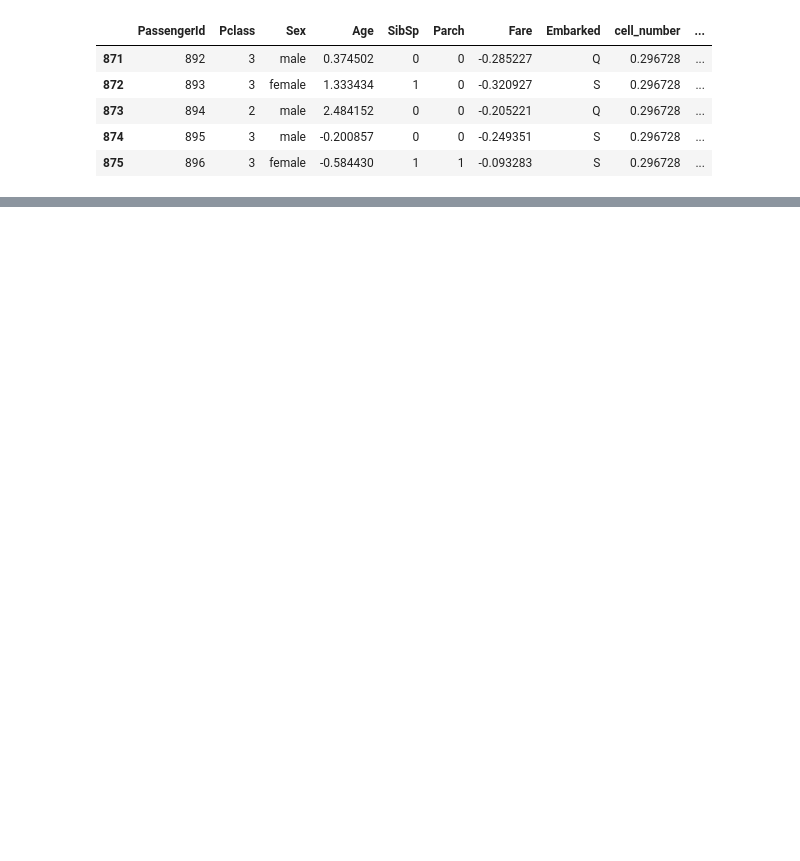
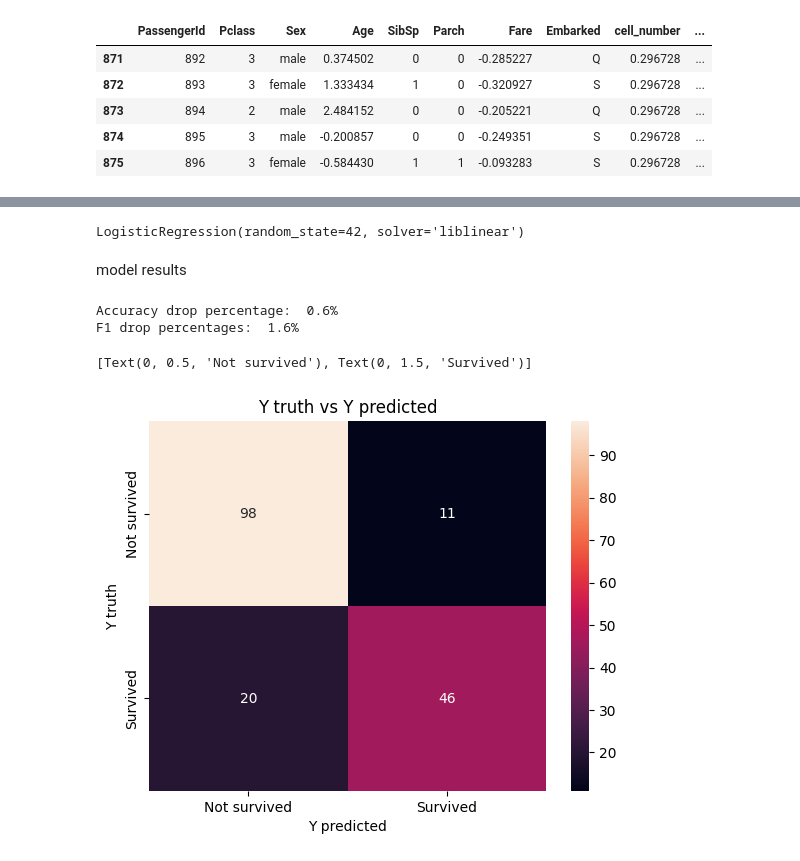
Before and after one commit to MinaGO1/Titanic-dataset, a Jupyter notebook: notebooks/Data Modeling/Logistic_Regression.ipynb, the cells around one changed output, grey strips where cells are left out. Saved outputs shown, nothing was run; the diff lists cells and outputs as text; code cells hidden in the pictures; blank space fills up the shorter version.

```diff
--- a/notebooks/Data Modeling/Logistic_Regression.ipynb
+++ b/notebooks/Data Modeling/Logistic_Regression.ipynb
@@ -236,6 +242,7 @@ predict_df.drop(['Sex' , 'Embarked'] , axis=1 , inplace=True)
 # %%
 # splitting x and y to x_train , x_test , y_train and y_test
-X_train, X_test, y_train, y_test = train_test_split(x, y, test_size=0.2)
+X_train, X_test, y_train, y_test = train_test_split(x, y, test_size=0.2 , random_state=42 ,
+                                                    stratify=y)
 
 # Fitting the model
-logit = LogisticRegression(random_state=42).fit(X_train, y_train)
+logit = LogisticRegression(random_state=42 , solver='liblinear')
@@ -260,0 +249,2 @@ joblib.dump(logit , model_filename)
+# %%
+accuracy , f1 = accuracy_f1_scores(X_train , y_train , logit)
@@ -260,0 +261,28 @@ joblib.dump(logit , model_filename)
+# %%
+# fitting our model
+logit.fit(X_train , y_train)
+# %% [output]
+LogisticRegression(random_state=42, solver='liblinear')
+# %% [markdown]
+model results
+# %%
+# accuracy and f1 drop percentage
+accuracy_DP , f1_DP , y_pred = drop_percentages(X_test , y_test , logit , accuracy , f1).values()
+
+print('Accuracy drop percentage: ', accuracy_DP)
+print('F1 drop percentages: ' , f1_DP)
+# %% [output]
+Accuracy drop percentage:  0.6%
+F1 drop percentages:  1.6%
+# %%
+# plotting confusion matrix in heatmap
+cm = confusion_matrix(y_test , y_pred)
+plt.title('Y truth vs Y predicted')
+ax = sns.heatmap(cm ,annot=True)
+plt.xlabel('Y predicted')
+plt.ylabel('Y truth')
+ax.set_xticklabels(['Not survived' , 'Survived'])
+ax.set_yticklabels(['Not survived' , 'Survived'])
+# %% [output]
+[Text(0, 0.5, 'Not survived'), Text(0, 1.5, 'Survived')]
+[figure, added]
```
Also changed, not shown: parts of 17 cells of this notebook, 9 other files.
